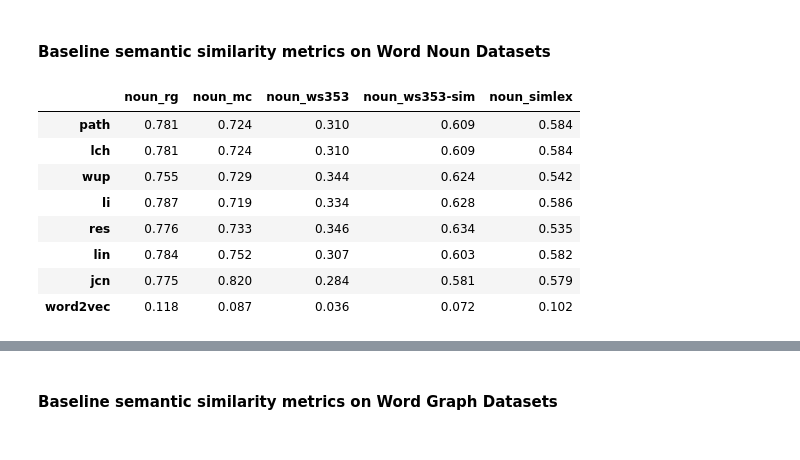
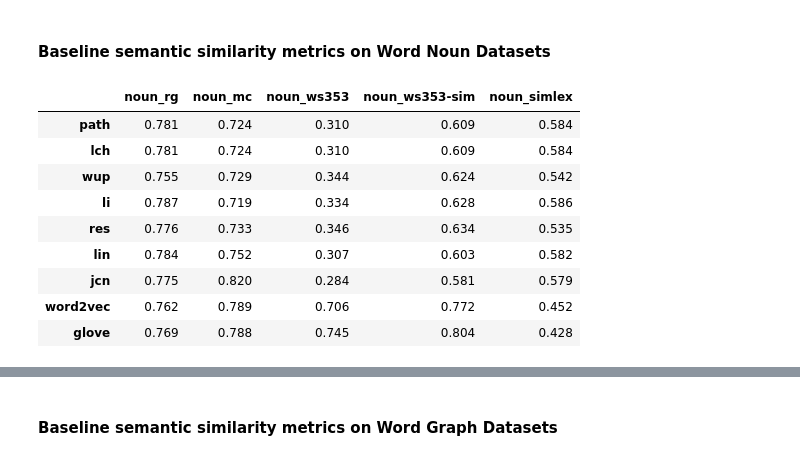
Before and after one commit to gsi-upm/sematch, a Jupyter notebook: word_sim_evaluation.ipynb, the cells around one changed output, grey strips where cells are left out. Cells and saved outputs as stored; diff of their text form; code cells hidden in the pictures.

Commit message:
add glove

```diff
--- a/word_sim_evaluation.ipynb
+++ b/word_sim_evaluation.ipynb
@@ -13,3 +15,7 @@ word2vec_model = Word2Vec(brown.sents())
+# %%
+word2vec_model = KeyedVectors.load_word2vec_format('./GoogleNews-vectors-negative300.bin', binary=True)
+# %%
+glove_model = KeyedVectors.load_word2vec_format('./glove.840B.300d.w2vformat.txt', binary=False)
 # %% [markdown]
 ### A simple example of word similarity
 # %%
@@ -197,35 +203,44 @@ display(df_wpath_type)
 # %%
 path = lambda x, y: wns.word_similarity(x, y, 'path')
 lch = lambda x, y: wns.word_similarity(x, y, 'lch')
 wup = lambda x, y: wns.word_similarity(x, y, 'wup')
 li = lambda x, y: wns.word_similarity(x, y, 'li')
 res = lambda x, y: wns.word_similarity(x, y, 'res')
 lin = lambda x, y: wns.word_similarity(x, y, 'lin')
 jcn = lambda x, y: wns.word_similarity(x, y, 'jcn')
 miss_values = []
 total = 0
 def word2vec(x, y):
+    ans = 0
+    try:
+        ans = word2vec_model.wv.similarity(x, y)
+    except KeyError:
+        pass
+    return ans
+
+def glove(x, y):
     global miss_values, total
     total += 1
     ans = 0
     try:
-        ans = word2vec_model.wv.similarity(x, y)
+        ans = glove_model.wv.similarity(x, y)
     except KeyError:
         miss_values.append((x, y))
     return ans
 
-methods = {'path':path, 'lch':lch, 'wup':wup, 'li':li, 'res':res, 'lin':lin, 'jcn':jcn, 'word2vec': word2vec}
+methods = {'path':path, 'lch':lch, 'wup':wup, 'li':li, 'res':res, 'lin':lin, 'jcn':jcn, 'word2vec': word2vec, 'glove': glove}
 cor_dicts = [ws_eval.evaluate_multiple_metrics(methods, dataset) for dataset in data_word_noun]
-baseline_cors_matrix = [[cors[m] for _, cors in enumerate(cor_dicts)] for m in sim_methods_noun[0:7] + ['word2vec']]
-df_baselines_noun = pd.DataFrame(baseline_cors_matrix, index=sim_methods_noun[0:7] + ['word2vec'], columns=data_word_noun)
+baseline_cors_matrix = [[cors[m] for _, cors in enumerate(cor_dicts)] for m in sim_methods_noun[0:7] + ['word2vec', 'glove']]
+df_baselines_noun = pd.DataFrame(baseline_cors_matrix, index=sim_methods_noun[0:7] + ['word2vec', 'glove'], columns=data_word_noun)
 display(df_baselines_noun)
 # %% [output]
 |  | noun_rg | noun_mc | noun_ws353 | noun_ws353-sim | noun_simlex |
 | path | 0.781 | 0.724 | 0.310 | 0.609 | 0.584 |
 | lch | 0.781 | 0.724 | 0.310 | 0.609 | 0.584 |
 | wup | 0.755 | 0.729 | 0.344 | 0.624 | 0.542 |
 | li | 0.787 | 0.719 | 0.334 | 0.628 | 0.586 |
 | res | 0.776 | 0.733 | 0.346 | 0.634 | 0.535 |
 | lin | 0.784 | 0.752 | 0.307 | 0.603 | 0.582 |
 | jcn | 0.775 | 0.820 | 0.284 | 0.581 | 0.579 |
-| word2vec | 0.118 | 0.087 | 0.036 | 0.072 | 0.102 |
+| word2vec | 0.762 | 0.789 | 0.706 | 0.772 | 0.452 |
+| glove | 0.769 | 0.788 | 0.745 | 0.804 | 0.428 |
```
Also changed, not shown: parts of 7 cells of this notebook.
